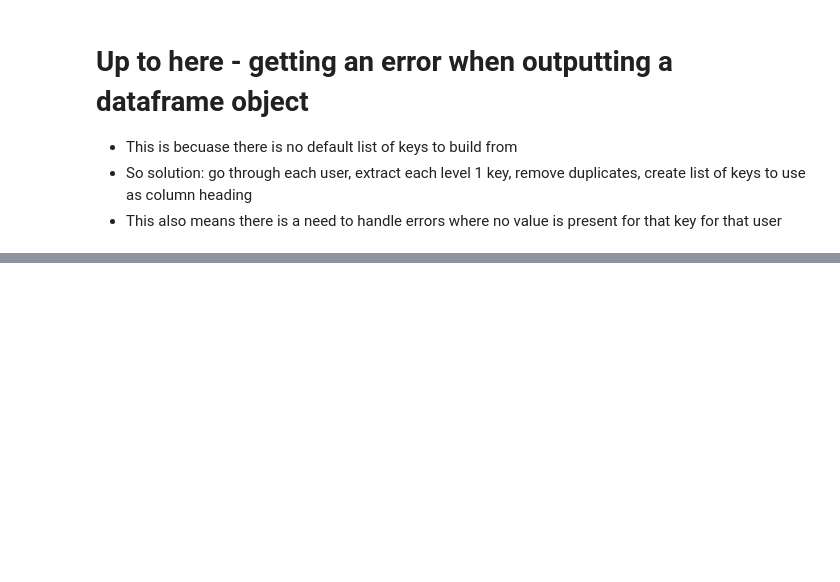
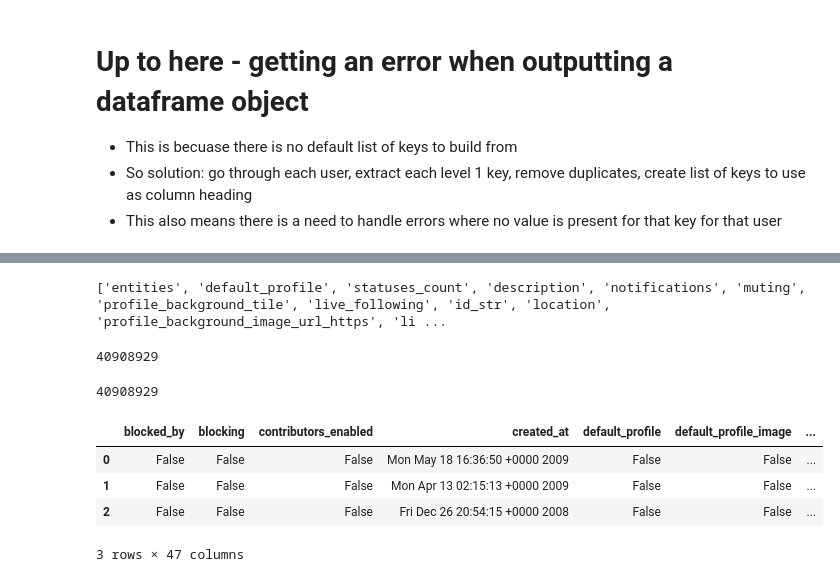
Before and after one commit to Lothdyn/my-1019-repo, a Jupyter notebook: Homework/Unit1/peter_sinkis-hw1-twitter_api_function-workings_function_4.ipynb, the cells around one changed output, grey strips where cells are left out. Drawn from its saved outputs; the diff is of its cells as text; code cells hidden in the pictures; blank space fills up the shorter version.

```diff
--- a/Homework/Unit1/peter_sinkis-hw1-twitter_api_function-workings_function_4.ipynb
+++ b/Homework/Unit1/peter_sinkis-hw1-twitter_api_function-workings_function_4.ipynb
@@ -296,0 +368,24 @@ test_g
+# %%
+keys_found_deduped = list(keys_found_set)
+len(keys_found_deduped)
+print(keys_found_deduped)
+# %% [output]
+['entities', 'default_profile', 'statuses_count', 'description', 'notifications', 'muting', 'profile_background_tile', 'live_following', 'id_str', 'location', 'profile_background_image_url_https', 'li ...
+# %%
+print(test_h[0].get('id',None))
+# %% [output]
+40908929
+# %%
+print(test_h[0].get('albert',None))
+# %% [output]
+40908929
+# %%
+test_i = friend_of_friends(['@Beyonce', 'MariahCarey'],to_df = True)
+# %%
+test_i
+# %% [output]
+|  | blocked_by | blocking | contributors_enabled | created_at | default_profile | default_profile_image | ... |
+| 0 | False | False | False | Mon May 18 16:36:50 +0000 2009 | False | False | ... |
+| 1 | False | False | False | Mon Apr 13 02:15:13 +0000 2009 | False | False | ... |
+| 2 | False | False | False | Fri Dec 26 20:54:15 +0000 2008 | False | False | ... |
+3 rows × 47 columns
```
Also changed, not shown: parts of 14 cells of this notebook.
